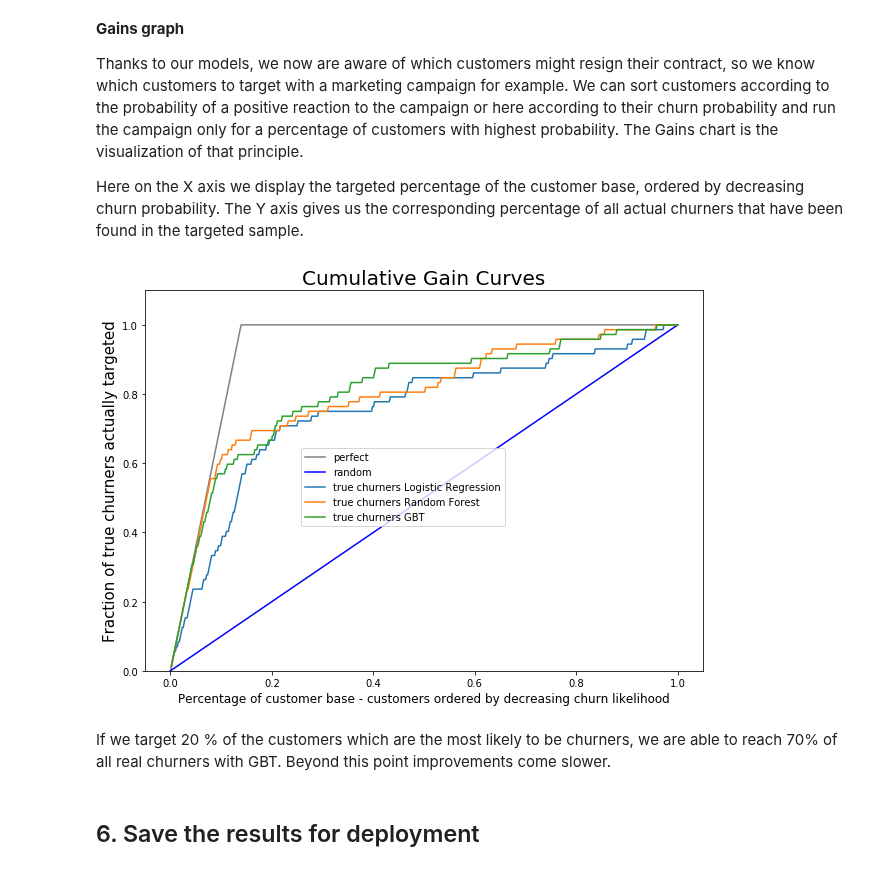
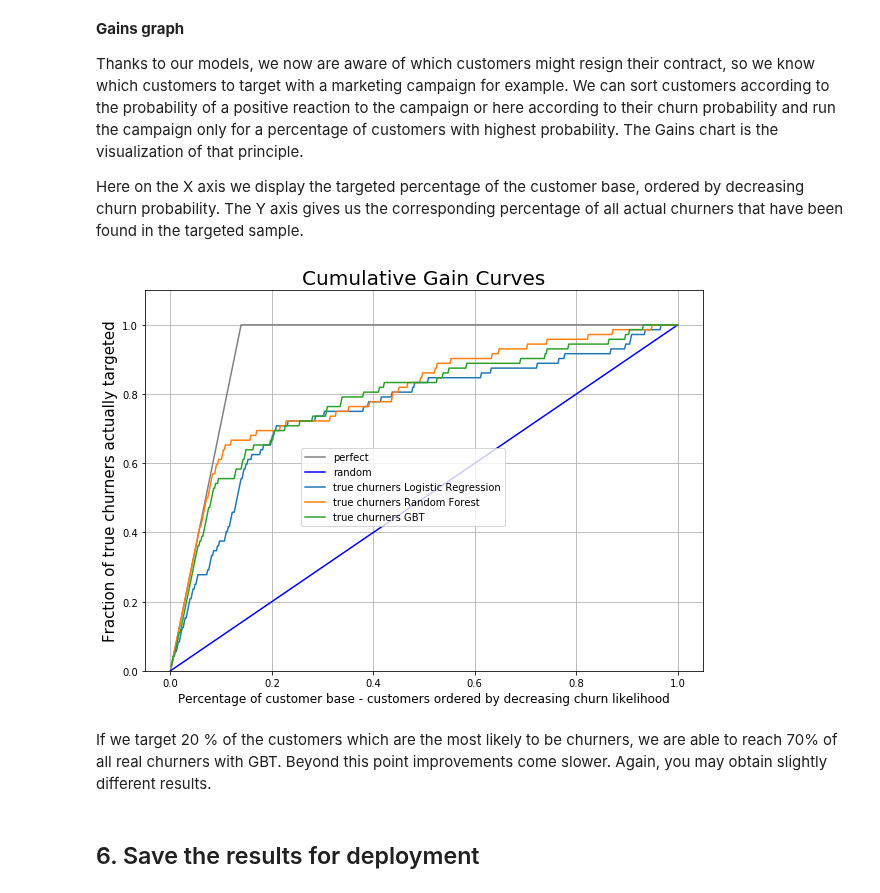
Before and after one commit to ibmdbanalytics/dashdb_analytic_tools, a Jupyter notebook: livy_notebooks/ChurnPrediction/Churn_Prediction_PySpark_2_models.ipynb, the cells around one changed output. Saved outputs shown, nothing was run; the diff lists cells and outputs as text; code cells hidden in the pictures.

```diff
--- a/livy_notebooks/ChurnPrediction/Churn_Prediction_PySpark_2_models.ipynb
+++ b/livy_notebooks/ChurnPrediction/Churn_Prediction_PySpark_2_models.ipynb
@@ -209,6 +216,7 @@ Next, we will use the avg(CHURN) column as a new feature: it is a proxy for the
 # %% [markdown]
 ### b. Use AVG_CHURN as an additional feature
 # %%
+num_partitions = 8
 def preparation(DF):
 
     # assemble
@@ -223,7 +231,7 @@ def preparation(DF):
     # Rename columns
     DF_prepared = DF_joined.withColumnRenamed("features", "featuresClustering").withColumnRenamed("prediction", "predictionClustering").withColumnRenamed("AVG_CHURN", "ClusterChurn")
 
-    return DF_prepared
+    return DF_prepared.repartition(num_partitions)
 # %%
 # Transform the three sets
 prepared_train = preparation(train)
@@ -444,3 +495,7 @@ labeled_crossval.printSchema()
 root
  |-- features: vector (nullable = true)
  |-- label: long (nullable = true)
+# %%
+print(labeled_crossval.rdd.getNumPartitions())
+labeled_crossval = labeled_crossval.repartition(77)
+# you may change the number of partitions according to your own characteristics.
@@ -447,6 +504,8 @@ root
 # %% [markdown]
 Running the next three cells might take a couple of minutes, even if tasks are parallelized across nodes.
 # %%
+parallelism=16
+
 ## Logistic regression
 
 # Define estimators
@@ -466,6 +525,7 @@ tvs_logReg = TrainValidationSplit(estimator=logReg,
                                   estimatorParamMaps=paramGrid_logReg,
                                   evaluator=evaluator,
                                   trainRatio=70/85,
+                                  parallelism=parallelism,
                                   seed=1)
 
 # Run TrainValidationSplit, and choose the best set of parameters.
@@ -608,3 +694,6 @@ assembled_test = assembler_12.transform(prepared_test)
 
 # Select only the label and features columns
 labeled_test = assembled_test.select(assembled_test["features"], assembled_test["CHURN"].alias("label"))
+# %%
+print(labeled_test.rdd.getNumPartitions())
+labeled_test = labeled_test.repartition(8)
@@ -789,37 +882,37 @@ xy_list = calculateParallel_xy(dfList, 4)
 
 ## Plot all the curves on the same graph
 
 m = sum(pred_test_lr["label"])
 n = len(pred_test_lr)
 
 ax, fig=plt.subplots(figsize=(10,7))
 
 x_random = [0,1]
 y_random = [0,1]
 
 x_perfect = [0,m/n,1]
 y_perfect = [0,1,1]
 
 plt.ylim((0, 1.1))
 
 plt.plot(x_perfect, y_perfect, color = 'grey', label = "perfect")
 plt.plot(x_random, y_random, color = 'b', label = "random")
 
 plt.plot(x_lr, y_lr, label="true churners Logistic Regression")
 plt.plot(x_rf, y_rf, label="true churners Random Forest")
 plt.plot(x_gbt, y_gbt, label="true churners GBT")
 
 
 plt.xlabel('Percentage of customer base - customers ordered by decreasing churn likelihood', fontsize=12)
 plt.ylabel('Fraction of true churners actually targeted', fontsize=15)
 ax.legend(loc='center')
 plt.title('Cumulative Gain Curves', fontsize=20)
-
+plt.grid()
 plt.show()
 # %% [output]
-[figure, old version]
+[figure, new version]
 # %% [markdown]
-If we target 20 % of the customers which are the most likely to be churners, we are able to reach 70% of all real churners with GBT. Beyond this point improvements come slower.
+If we target 20 % of the customers which are the most likely to be churners, we are able to reach 70% of all real churners with GBT. Beyond this point improvements come slower. Again, you may obtain slightly different results.
 # %% [markdown]
 ## 6. Save the results for deployment
 # %% [markdown]
```
Also changed, not shown: parts of 34 cells of this notebook.
